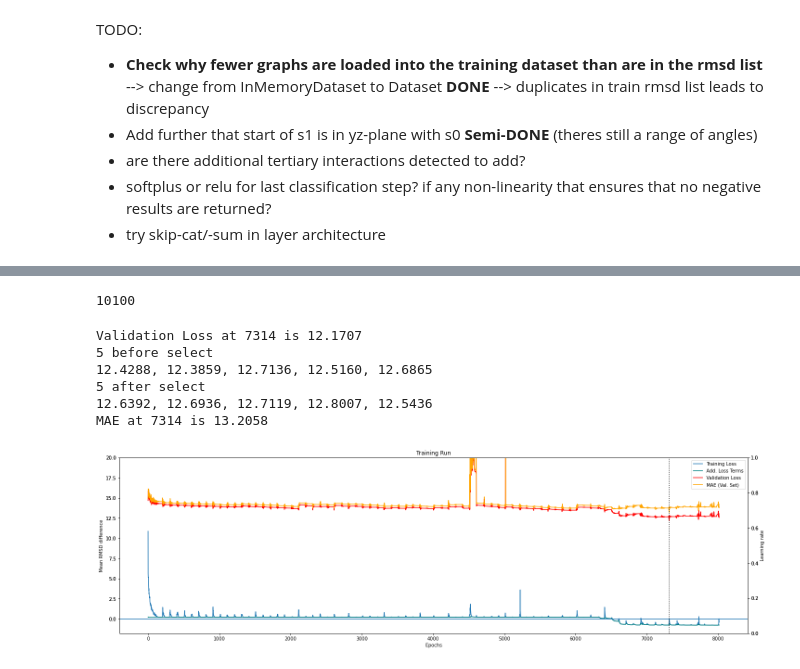
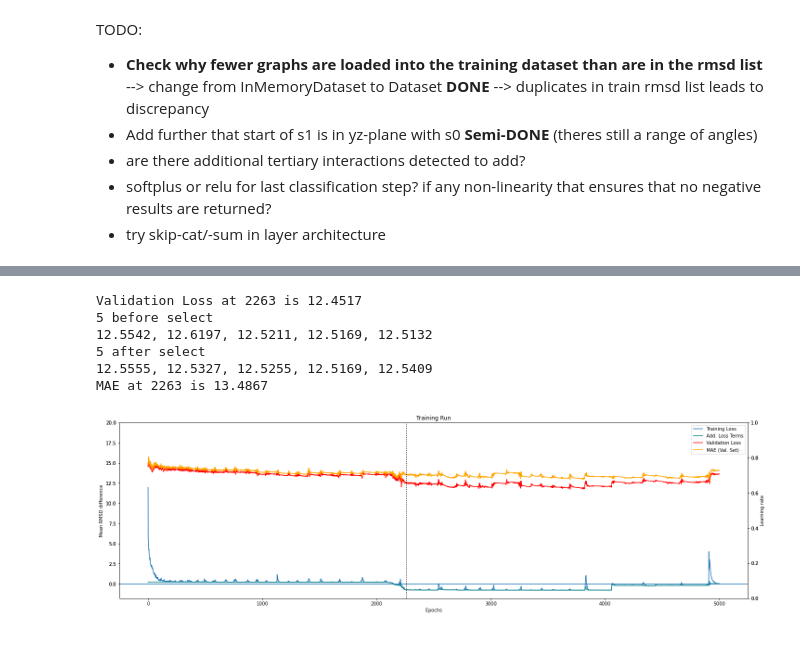
Before and after one commit to milang9/3d_classifier, a Jupyter notebook: 3d_classifier_PyG_pool.ipynb, the cells around one changed output, grey strips where cells are left out. Cells and saved outputs as stored; diff of their text form; code cells hidden in the pictures.

```diff
--- a/3d_classifier_PyG_pool.ipynb
+++ b/3d_classifier_PyG_pool.ipynb
@@ -116,8 +116,8 @@ Epoch 10095: Training loss nan; Validation loss nan, MAE: nan; lr: 0.00001
 # %%
 #get training run data
 
-run_dir = "run_data/2022-06-07_10-42_MinCut_CG_Classifier"
-burn_in = 100
+run_dir = "run_data/2022-06-08_11-44_MinCut_CG_Classifier"
+burn_in = 50
 
 file_lines = []
 with open(run_dir + "/loss_data.txt", "r") as fh:
@@ -140,10 +140,6 @@ Minimum MAE (after 100 epochs) 13.2058 in epoch 7314
-# %%
-print(len(epoch_losses))
-# %% [output]
-10100
 # %%
 #plot the training run
-select = 7314
+select = 2263
 
 print(f"Validation Loss at {select} is {val_losses[select]:.4f}")
 print("5 before select")
@@ -151,38 +147,38 @@ print((", ").join([f"{x:.4f}" for x in val_losses[select-5:select]]))
 print("5 after select")
 print((", ").join([f"{y:.4f}" for y in val_losses[select+1:select+6]]))
 print(f"MAE at {select} is {mae_losses[select]:.4f}")
 
 fig, ax1 = plt.subplots(layout="constrained", figsize=(20, 6))
 ax1.secondary_yaxis("left")
 ax1.plot(epoch_losses, label="Training Loss")
 ax1.plot(epoch_add_losses, "teal", label="Add. Loss Terms")
 ax1.plot(val_losses, "r", label="Validation Loss")
 ax1.plot(mae_losses, "orange", label="MAE (Val. Set)")
 
 ax2 = ax1.twinx()
 ax2.secondary_yaxis("right")
 #ax2.plot(learning_rates, "g", label="Learning Rate")
 plt.title("Training Run")
 ax1.set_xlabel("Epochs")
 ax1.set_ylabel("Mean RMSD difference")
 ax2.set_ylabel("Learning rate")
 
 ax1.set_ybound(lower=(min(epoch_losses)-1), upper=20)#max(val_losses)+2)
 plt.axvline(x = select, c = "black", ls = ':')
 ax1.axhline(y=0)
 
 han1, lab1 = ax1.get_legend_handles_labels()
 han2, lab2 = ax2.get_legend_handles_labels()
 plt.legend(han1 + han2, lab1 + lab2, loc="upper right")
 plt.draw()
 # %% [output]
-Validation Loss at 7314 is 12.1707
+Validation Loss at 2263 is 12.4517
 5 before select
-12.4288, 12.3859, 12.7136, 12.5160, 12.6865
+12.5542, 12.6197, 12.5211, 12.5169, 12.5132
 5 after select
-12.6392, 12.6936, 12.7119, 12.8007, 12.5436
-MAE at 7314 is 13.2058
+12.5555, 12.5327, 12.5255, 12.5169, 12.5409
+MAE at 2263 is 13.4867
-[figure, old version]
+[figure, new version]
 # %%
 #Test
 from classifier.utility import get_energy_dict, rmsd_scatter, e_rmsd_scatter
```
Also changed, not shown: parts of 4 cells of this notebook.
